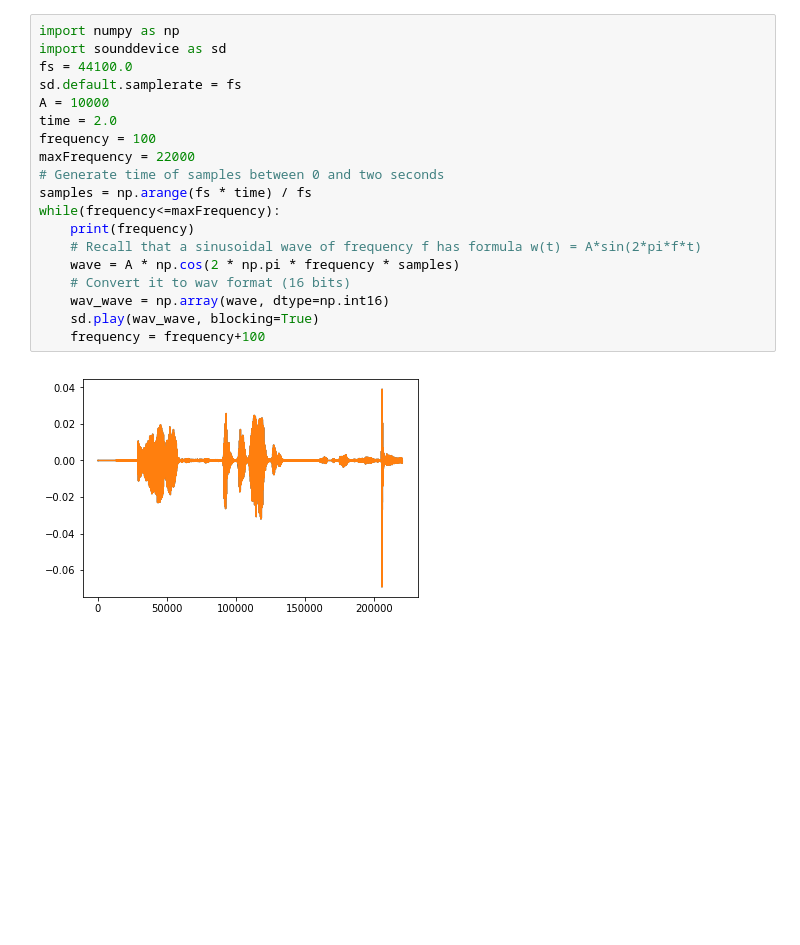
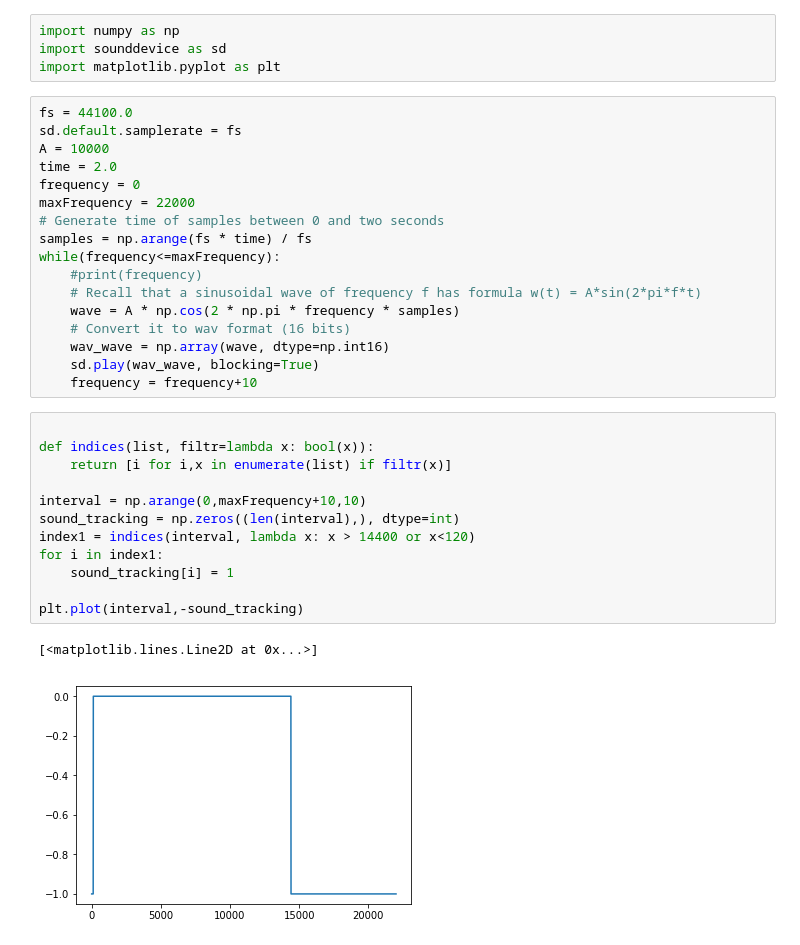
Before and after one commit to Lind-sy/Medical-Signal-HomeWork, a Jupyter notebook: Labwork_1_2.ipynb, the cells around one changed output. Saved outputs shown, nothing was run; the diff lists cells and outputs as text; blank space fills up the shorter version.

```diff
--- a/Labwork_1_2.ipynb
+++ b/Labwork_1_2.ipynb
@@ -1,21 +1,36 @@
+# %%
+import numpy as np
+import sounddevice as sd
+import matplotlib.pyplot as plt
 # %%
-import numpy as np
-import sounddevice as sd
 fs = 44100.0
 sd.default.samplerate = fs
 A = 10000
 time = 2.0
-frequency = 100
+frequency = 0
 maxFrequency = 22000
 # Generate time of samples between 0 and two seconds
 samples = np.arange(fs * time) / fs
 while(frequency<=maxFrequency):
-    print(frequency)
+    #print(frequency)
     # Recall that a sinusoidal wave of frequency f has formula w(t) = A*sin(2*pi*f*t)
     wave = A * np.cos(2 * np.pi * frequency * samples)
     # Convert it to wav format (16 bits)
     wav_wave = np.array(wave, dtype=np.int16)
     sd.play(wav_wave, blocking=True)
-    frequency = frequency+100
+    frequency = frequency+10
-# %% [output]
-[figure, removed]
+# %%
+
+def indices(list, filtr=lambda x: bool(x)):
+    return [i for i,x in enumerate(list) if filtr(x)]
+
+interval = np.arange(0,maxFrequency+10,10)
+sound_tracking = np.zeros((len(interval),), dtype=int)
+index1 = indices(interval, lambda x: x > 14400 or x<120)
+for i in index1:
+    sound_tracking[i] = 1
+
+plt.plot(interval,-sound_tracking)
+# %% [output]
+[<matplotlib.lines.Line2D at 0x...>]
+[figure, added]
```
Also changed, not shown: 7 other files.
